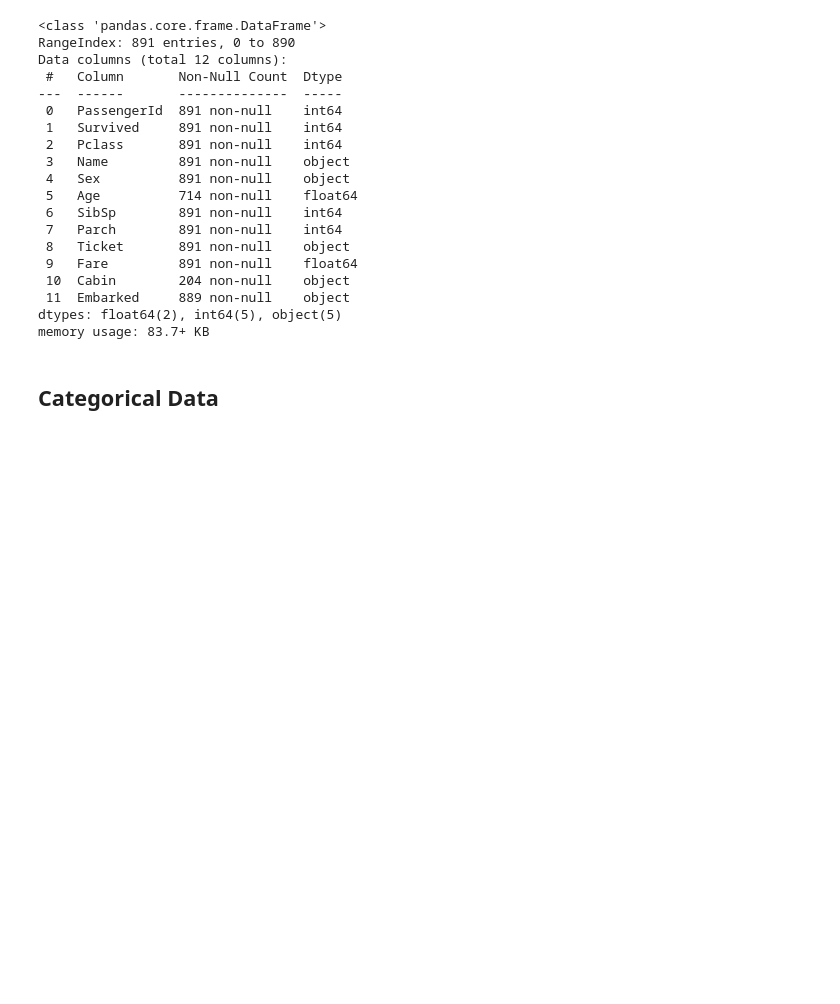
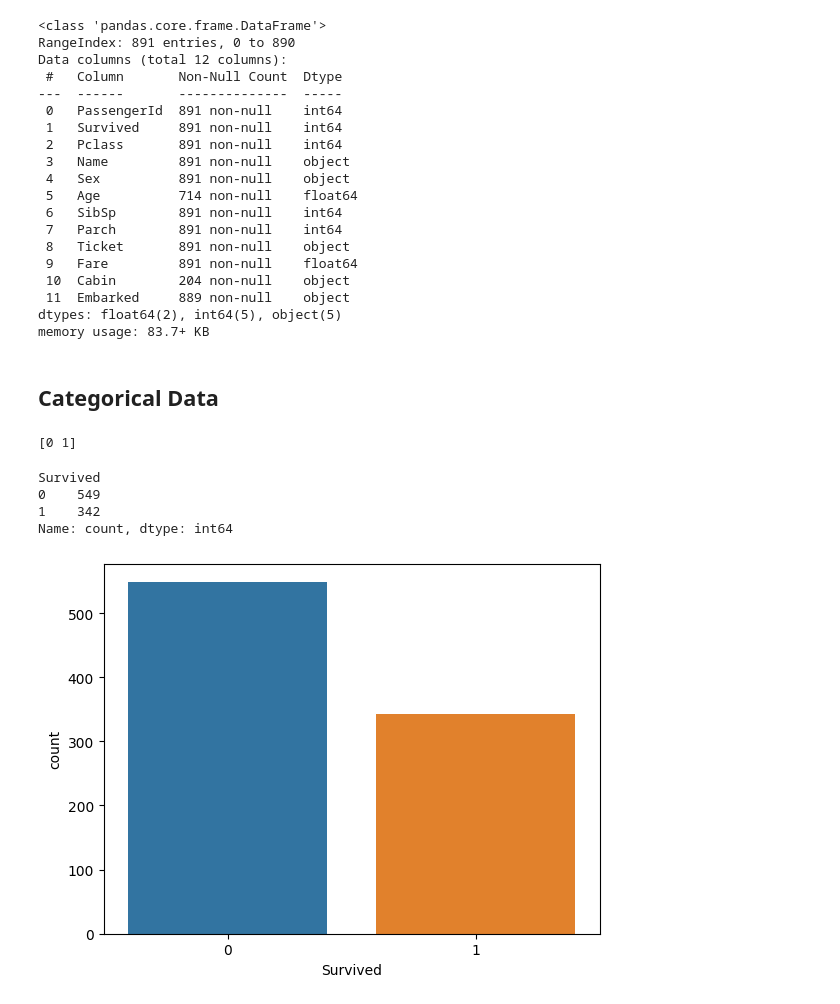
Before and after one commit to sapanashrestha/EDA, a Jupyter notebook: titanic.ipynb, the cells around one changed output. Saved outputs shown, nothing was run; the diff lists cells and outputs as text; code cells hidden in the pictures; blank space fills up the shorter version.

```diff
--- a/titanic.ipynb
+++ b/titanic.ipynb
@@ -62,3 +62,16 @@ memory usage: 83.7+ KB
 ## Categorical Data
 # %%
 import seaborn as sns
+# %%
+print(df['Survived'].unique())
+# %% [output]
+[0 1]
+# %%
+sns.countplot(x='Survived', data=df)
+df['Survived'].value_counts()
+# %% [output]
+Survived
+0    549
+1    342
+Name: count, dtype: int64
+[figure, added]
```
Also changed, not shown: parts of 9 cells of this notebook.
